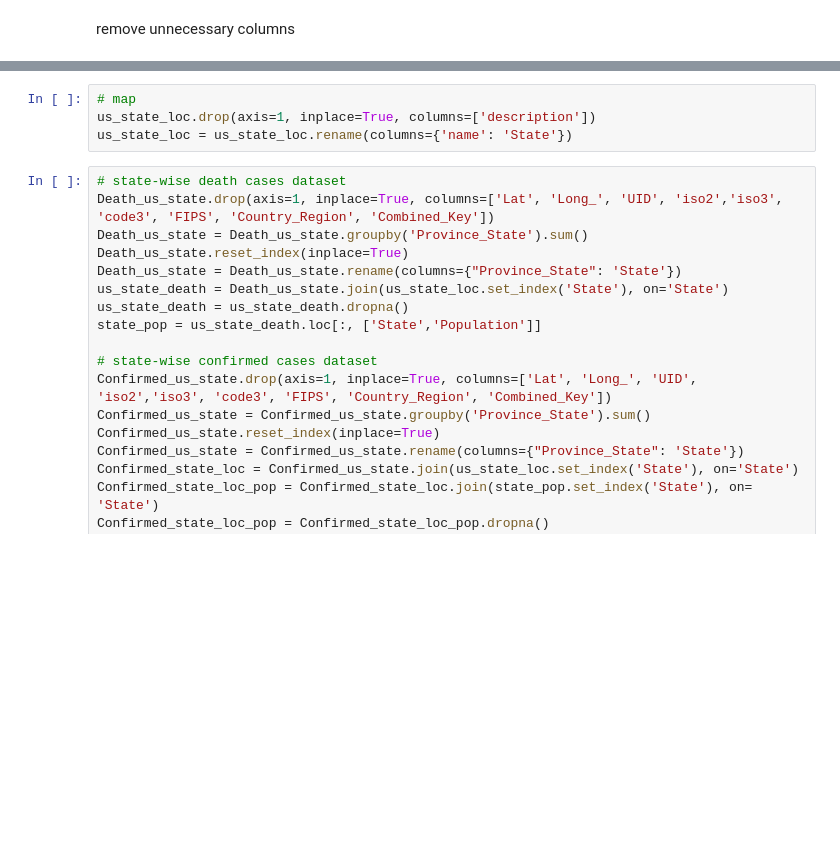
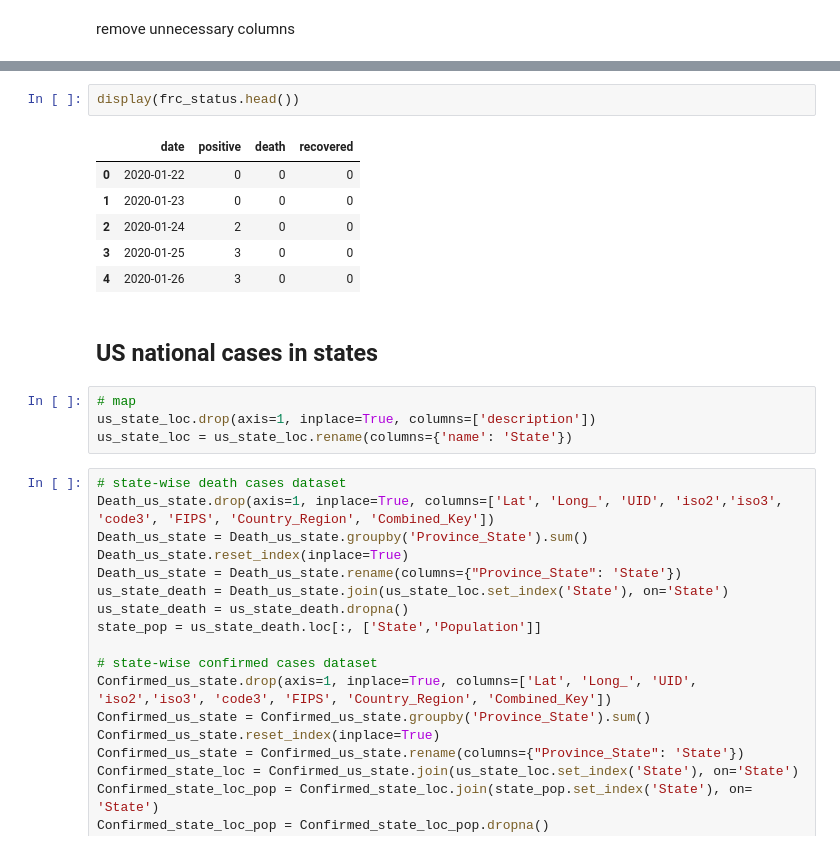
Before and after one commit to BaiyanRen/SEIR_COVID19, a Jupyter notebook: Modified SEIR Model for COVID-19 Prediction .ipynb, the cells around one changed output, grey strips where cells are left out. Drawn from its saved outputs; the diff is of its cells as text; blank space fills up the shorter version.

```diff
--- a/Modified SEIR Model for COVID-19 Prediction .ipynb
+++ b/Modified SEIR Model for COVID-19 Prediction .ipynb
@@ -98,3 +149,14 @@ state-wise dataset
+# %%
+display(frc_status.head())
+# %% [output]
+|  | date | positive | death | recovered |
+| 0 | 2020-01-22 | 0 | 0 | 0 |
+| 1 | 2020-01-23 | 0 | 0 | 0 |
+| 2 | 2020-01-24 | 2 | 0 | 0 |
+| 3 | 2020-01-25 | 3 | 0 | 0 |
+| 4 | 2020-01-26 | 3 | 0 | 0 |
+# %% [markdown]
+## US national cases in states
 # %%
 # map
 us_state_loc.drop(axis=1, inplace=True, columns=['description'])
```
Also changed, not shown: parts of 44 cells of this notebook.
